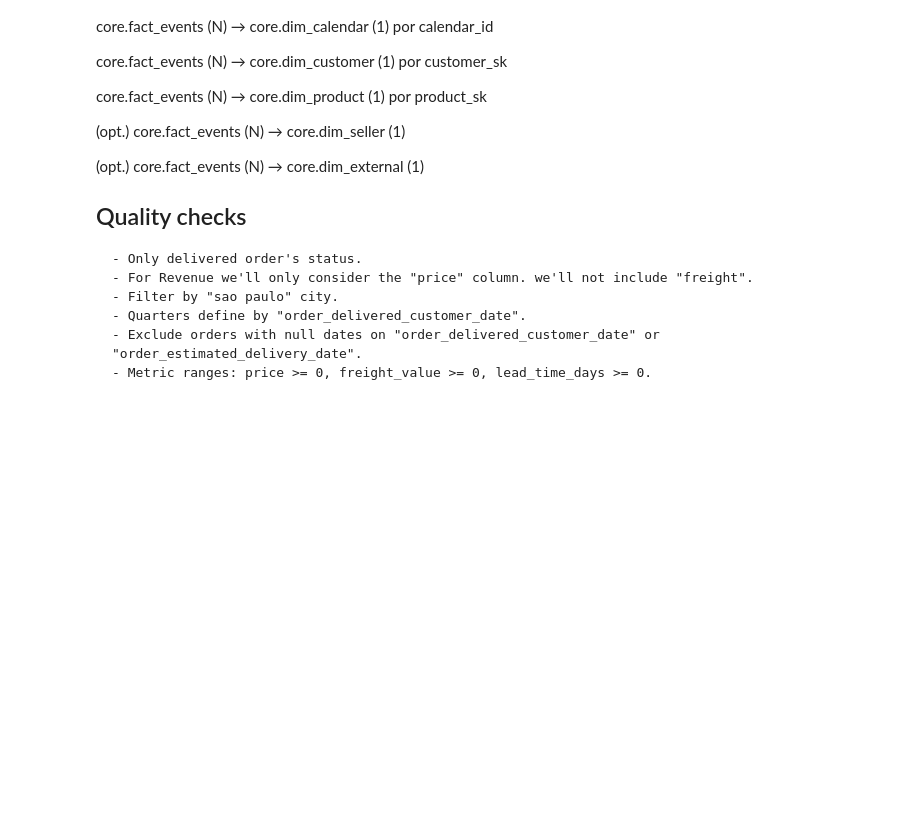
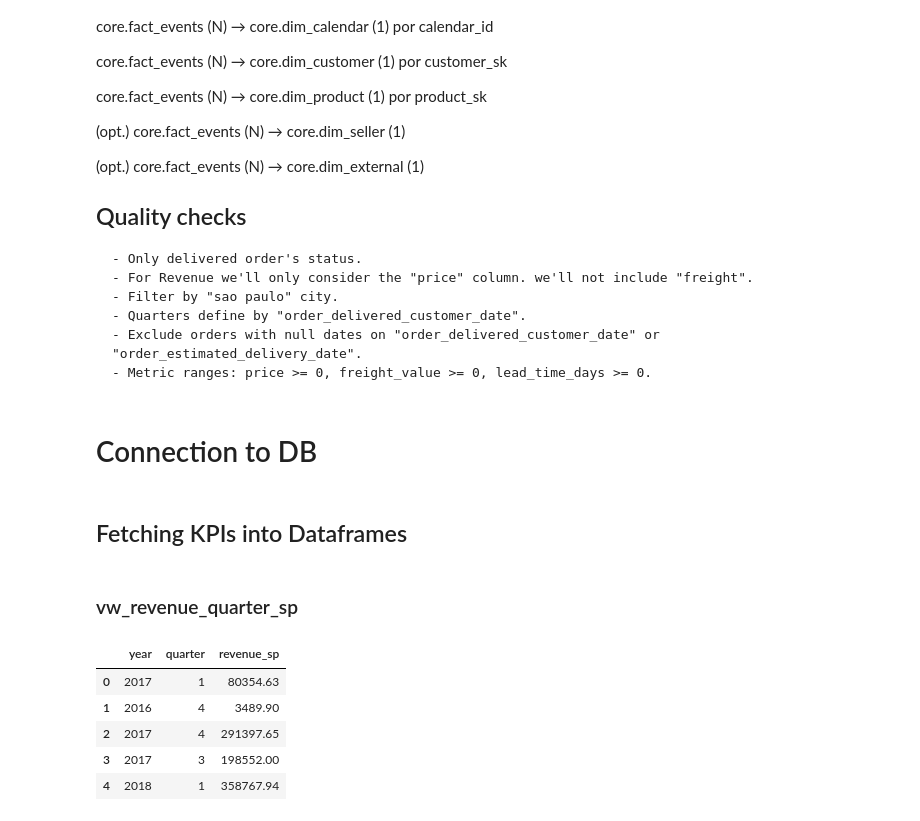
Before and after one commit to Vierinsky/ecommerce-analytics-python-sql, a Jupyter notebook: notebooks/eda.ipynb, the cells around one changed output. Saved outputs shown, nothing was run; the diff lists cells and outputs as text; code cells hidden in the pictures; blank space fills up the shorter version.

Commit message:
converting views into dataframes

```diff
--- a/notebooks/eda.ipynb
+++ b/notebooks/eda.ipynb
@@ -677,3 +677,5 @@ core.fact_events (N) → core.dim_product (1) por product_sk
     - Quarters define by "order_delivered_customer_date".
     - Exclude orders with null dates on "order_delivered_customer_date" or "order_estimated_delivery_date".
     - Metric ranges: price >= 0, freight_value >= 0, lead_time_days >= 0.
+# %% [markdown]
+# Connection to DB
@@ -679,0 +690,44 @@ core.fact_events (N) → core.dim_product (1) por product_sk
+# %%
+# SQLAlchemy engine
+
+# -------- 1) Load environment variables (.env) --------
+
+# This allows to change credentials without changing code.
+load_dotenv()
+
+DB_USER = os.getenv("DB_USER", "postgres")
+DB_PASS = os.getenv("DB_PASS", "")
+DB_NAME = os.getenv("DB_NAME", "ecom")
+DB_HOST = os.getenv("DB_HOST", "localhost")
+DB_PORT = int(os.getenv("DB_PORT", "5432"))
+
+# -------- 2) Build the SQLAlchemy engine URL --------
+
+# Connecting to "ecom" DB
+url = URL.create(
+    "postgresql+psycopg2",
+    username=DB_USER,
+    password=DB_PASS,
+    host=DB_HOST,
+    port=DB_PORT,
+    database=DB_NAME
+)
+
+# Creating engine
+engine = create_engine(url, echo=False, pool_pre_ping=True, future=True)
+# %% [markdown]
+## Fetching KPIs into Dataframes
+# %% [markdown]
+### vw_revenue_quarter_sp
+# %%
+with engine.connect() as conn:
+    rev_q_df = pd.read_sql("SELECT * FROM analytics.vw_revenue_quarter_sp", conn)
+
+rev_q_df.head()
+# %% [output]
+|  | year | quarter | revenue_sp |
+| 0 | 2017 | 1 | 80354.63 |
+| 1 | 2016 | 4 | 3489.90 |
+| 2 | 2017 | 4 | 291397.65 |
+| 3 | 2017 | 3 | 198552.00 |
+| 4 | 2018 | 1 | 358767.94 |
```
Also changed, not shown: parts of 6 cells of this notebook.
